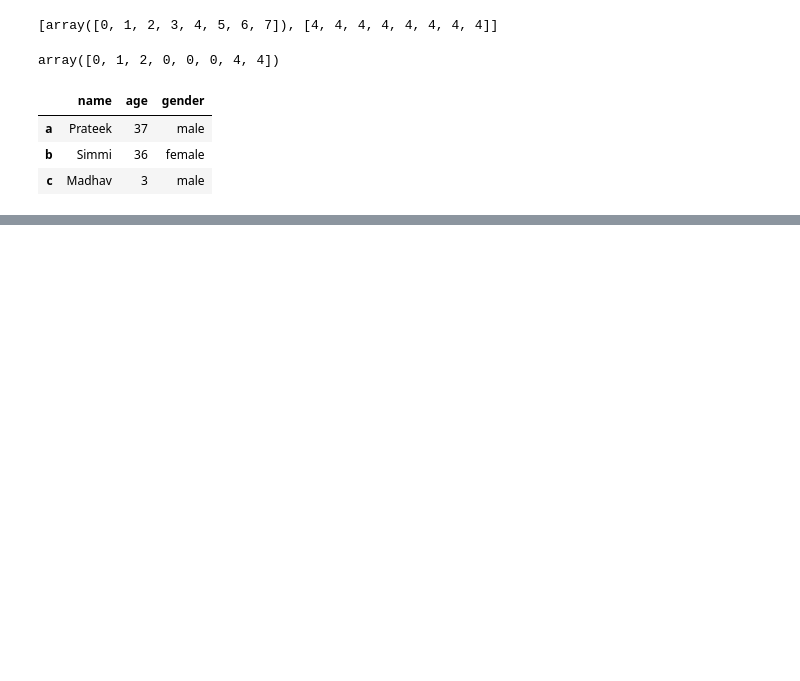
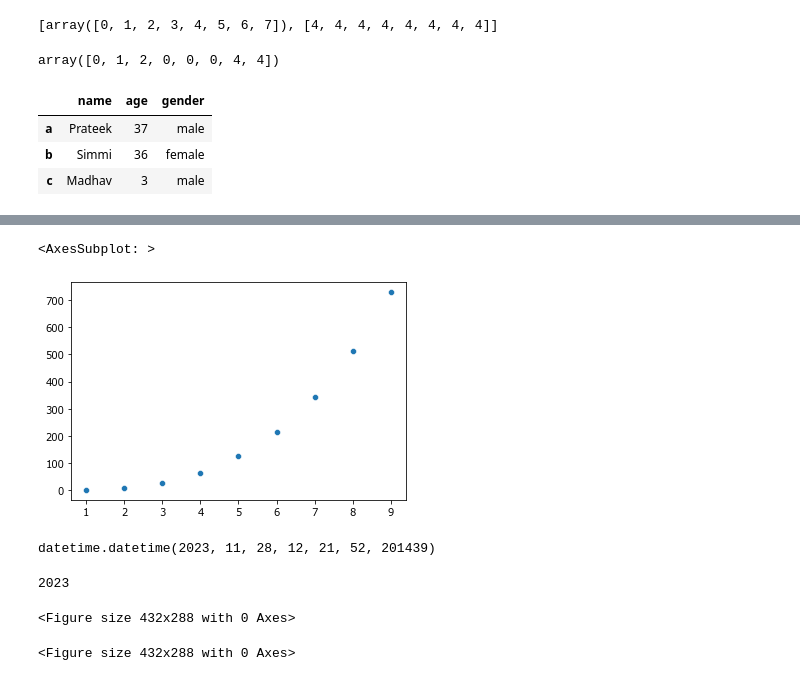
Before and after one commit to prateek1610sharma/datascience, a Jupyter notebook: numpy pandas revise.ipynb, the cells around one changed output, grey strips where cells are left out. Cells and saved outputs as stored; diff of their text form; code cells hidden in the pictures; blank space fills up the shorter version.

```diff
--- a/numpy pandas revise.ipynb
+++ b/numpy pandas revise.ipynb
@@ -690,0 +977,5 @@ numpy
+# %%
+sns.scatterplot(x=x,y=x**3)
+# %% [output]
+<AxesSubplot: >
+[figure, added]
@@ -690,0 +986,4 @@ numpy
+# %%
+now
+# %% [output]
+datetime.datetime(2023, 11, 28, 12, 21, 52, 201439)
@@ -690,0 +992,4 @@ numpy
+# %%
+year
+# %% [output]
+2023
@@ -690,0 +1000,5 @@ numpy
+# %%
+plt.figure()
+# %% [output]
+<Figure size 432x288 with 0 Axes>
+<Figure size 432x288 with 0 Axes>
```
Also changed, not shown: parts of 87 cells of this notebook, 5 other files.
